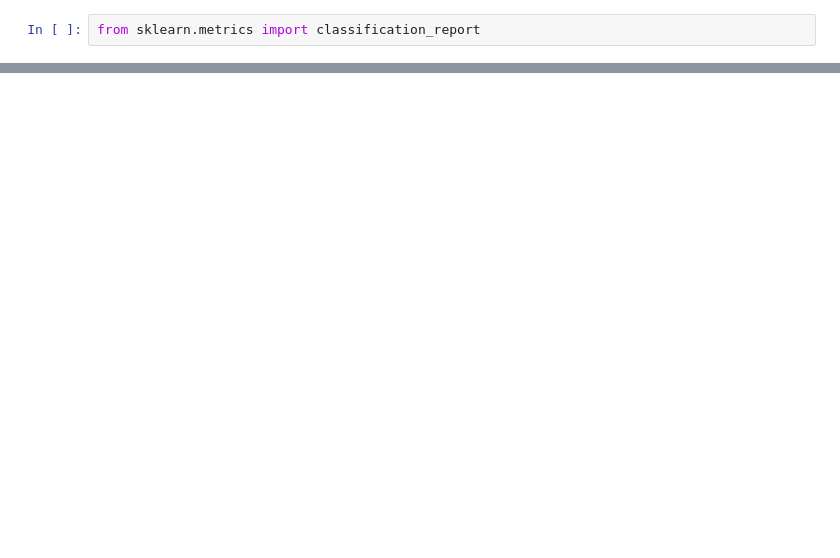
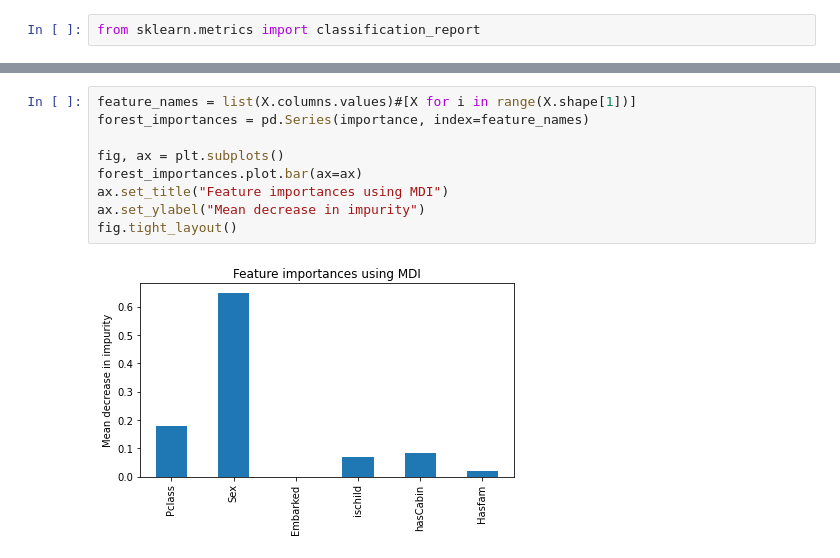
Before and after one commit to brunobou/projet_personnel, a Jupyter notebook: kaggle_titanic/étude des modèles.ipynb, the cells around one changed output, grey strips where cells are left out. Cells and saved outputs as stored; diff of their text form; blank space fills up the shorter version.

```diff
--- a/kaggle_titanic/étude des modèles.ipynb
+++ b/kaggle_titanic/étude des modèles.ipynb
@@ -144,0 +162,11 @@ weighted avg       0.77      0.76      0.74        90
+# %%
+feature_names = list(X.columns.values)#[X for i in range(X.shape[1])]
+forest_importances = pd.Series(importance, index=feature_names)
+
+fig, ax = plt.subplots()
+forest_importances.plot.bar(ax=ax)
+ax.set_title("Feature importances using MDI")
+ax.set_ylabel("Mean decrease in impurity")
+fig.tight_layout()
+# %% [output]
+[figure, added]
```
Also changed, not shown: parts of 7 cells of this notebook.
